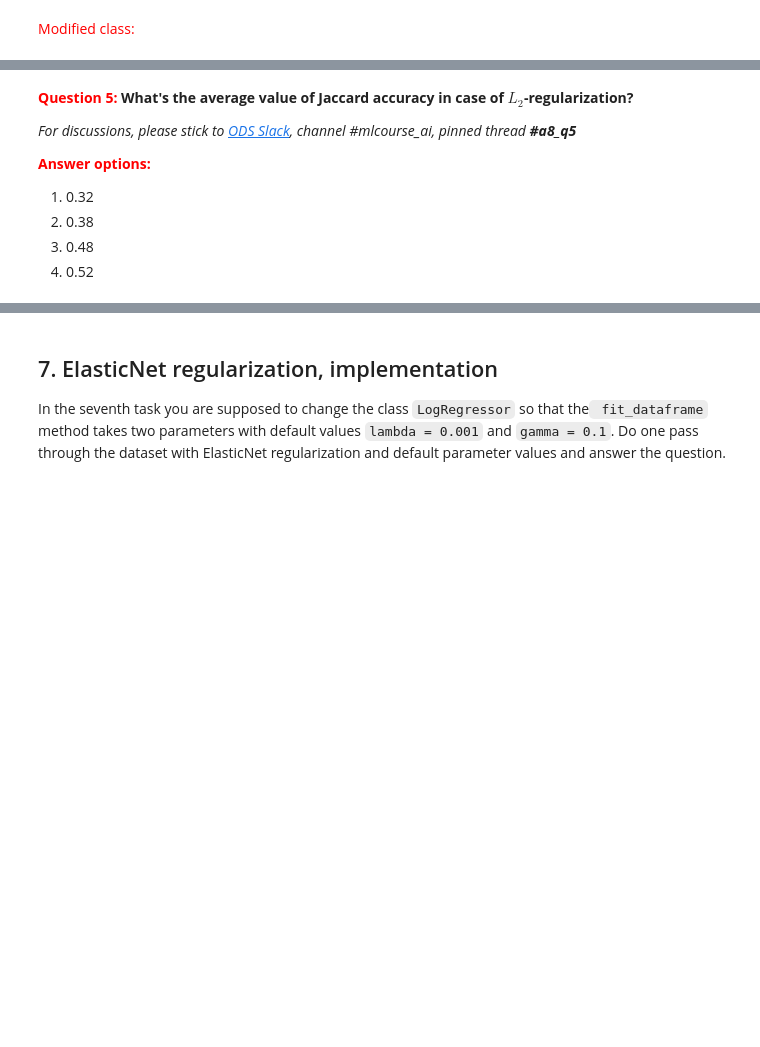
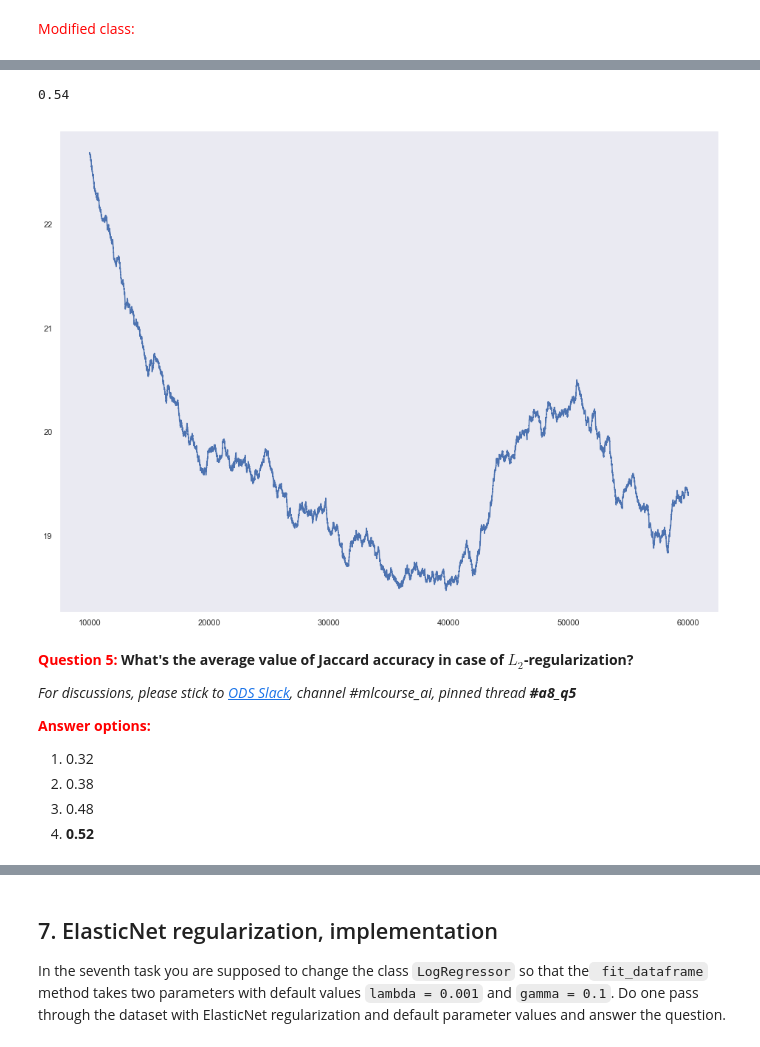
Before and after one commit to bllguo/mlcourse.ai, a Jupyter notebook: jupyter_english/assignments_fall2018/assignment8_stackoverflow_logistic_regression.ipynb, the cells around one changed output, grey strips where cells are left out. Drawn from its saved outputs; the diff is of its cells as text; code cells hidden in the pictures; blank space fills up the shorter version.

```diff
--- a/jupyter_english/assignments_fall2018/assignment8_stackoverflow_logistic_regression.ipynb
+++ b/jupyter_english/assignments_fall2018/assignment8_stackoverflow_logistic_regression.ipynb
@@ -441,6 +442,11 @@ The accuracy is defined as following:
 # %% [markdown]
 <font color="red">Modified class:</font>
 # %%
+def jaccard(a, b):
+    x = set(a)
+    y = set(b)
+    return(len(x.intersection(y)) / len(x.union(y)))
+
 class LogRegressor():
     def __init__(self, tags):
         self.__version__ = 'v0.4'
@@ -468,25 +474,28 @@ class LogRegressor():
 
         for tag in self._tags:
             y = int(tag in tags)
+            # target is 1 if current emample has current tag
+            y = int(tag in tags)
+            # calculate linear combination of weights and features
             # HERE'S YOUR CODE
-            # z = ...
+            z = self._b[tag]
 
             for word in question:
                 is_word_unknown = word not in self._vocab
                 if sample_id >= self.top_n_train and is_word_unknown:
                     continue
                 # HERE'S YOUR CODE
-                # z += ...
+                z += self._w[tag][self._vocab[word]]
 
             # HERE'S YOUR CODE
-            # sigma = ...
+            sigma = sigmoid(z)
 
             # HERE'S YOUR CODE
-            # sample_loss += ...
+            sample_loss += -(y*np.log(np.clip(sigma, self.tolerance, 1-self.tolerance)) + (1-y)*np.log(np.clip(1-sigma, self.tolerance, 1-self.tolerance)))
 
             if sample_id < self.top_n_train:
                 # HERE'S YOUR CODE
-                # dLdw = ...
+                dLdw = (y - sigma)
 
                 delta = self.learning_rate*dLdw
                 for word in question:
@@ -496,8 +505,8 @@ class LogRegressor():
                 if predicted_tags is None:
                     predicted_tags = []
                 # HERE'S YOUR CODE
-                # if sigma... :
-                #     predicted_tags...
+                if sigma > .9 :
+                    predicted_tags.append(tag)
 
         if sample_id % self.show_period == 0:
             n = sample_id + self.show_period
@@ -508,7 +517,7 @@ class LogRegressor():
                 100 * n / self.total_len))
         if predicted_tags is not None:
             # HERE'S YOUR CODE
-            # Jaccard = ...
+            Jaccard = jaccard(predicted_tags, tags)
             return pd.Series({'loss': sample_loss, 'Jaccard': Jaccard})
         else:
             return pd.Series({'loss': sample_loss, 'Jaccard': np.NaN})
@@ -605,36 +633,36 @@ class LogRegressor():
         for tag in self._tags:
             y = int(tag in tags)
             # HERE'S YOUR CODE
-            # z = ...
+            z = self._b[tag]
 
             for word in question:
                 is_word_unknown = word not in self._vocab
                 if sample_id >= self.top_n_train and is_word_unknown:
                     continue
                 # HERE'S YOUR CODE
-                # z += ...
+                z += self._w[tag][self._vocab[word]]
 
             # HERE'S YOUR CODE
-            # sigma = ...
+            sigma = sigmoid(z)
 
             # HERE'S YOUR CODE
-            # sample_loss += ...
+            sample_loss += -(y*np.log(np.clip(sigma, self.tolerance, 1-self.tolerance)) + (1-y)*np.log(np.clip(1-sigma, self.tolerance, 1-self.tolerance)))
 
             if sample_id < self.top_n_train:
                 # HERE'S YOUR CODE
-                # dLdw = ...
+                dLdw = (y - sigma)
 
                 delta = self.learning_rate*dLdw
                 for word in question:
                     # HERE'S YOUR CODE
-                    # self._w[tag][self._vocab[word]] -= (- delta...
+                    self._w[tag][self._vocab[word]] -= -delta + self.learning_rate*self.lambda_*self._w[tag][self._vocab[word]]
                 self._b[tag] -= -delta
             else:
                 if predicted_tags is None:
                     predicted_tags = []
                 # HERE'S YOUR CODE
-                # if sigma... :
-                #     predicted_tags...
+                if sigma > .9 :
+                    predicted_tags.append(tag)
 
         if sample_id % self.show_period == 0:
             n = sample_id + self.show_period
@@ -645,7 +673,7 @@ class LogRegressor():
                 100 * n / self.total_len))
         if predicted_tags is not None:
             # HERE'S YOUR CODE
-            # Jaccard = ...
+            Jaccard = jaccard(predicted_tags, tags)
             return pd.Series({'loss': sample_loss, 'Jaccard': Jaccard})
         else:
             return pd.Series({'loss': sample_loss, 'Jaccard': np.NaN})
@@ -681,8 +712,11 @@ metrics = model.fit_dataframe(df)
 # %%
 # HERE'S YOUR CODE
-# accuracy = ...
+accuracy = np.nanmean(metrics['Jaccard'])
 print('{:.2f}'.format(accuracy))
 plot = plt.plot(pd.Series(metrics['loss'][:-10000]).rolling(10000).mean())
+# %% [output]
+0.54
+[figure, added]
 # %% [markdown]
 **<font color="red">Question 5:</font> What's the average value of Jaccard accuracy in case of $L_2$-regularization?**
 
@@ -692,7 +726,7 @@ plot = plt.plot(pd.Series(metrics['loss'][:-10000]).rolling(10000).mean())
 1. 0.32
 2. 0.38
 3. 0.48
-4. 0.52
+4. **0.52**
 # %% [markdown]
 ## 6. ElasticNet regularization, derivation
 In addition to $ L_2 $ regularization, $ L_1 $ regularization is often used.
```
Also changed, not shown: parts of 10 cells of this notebook.
